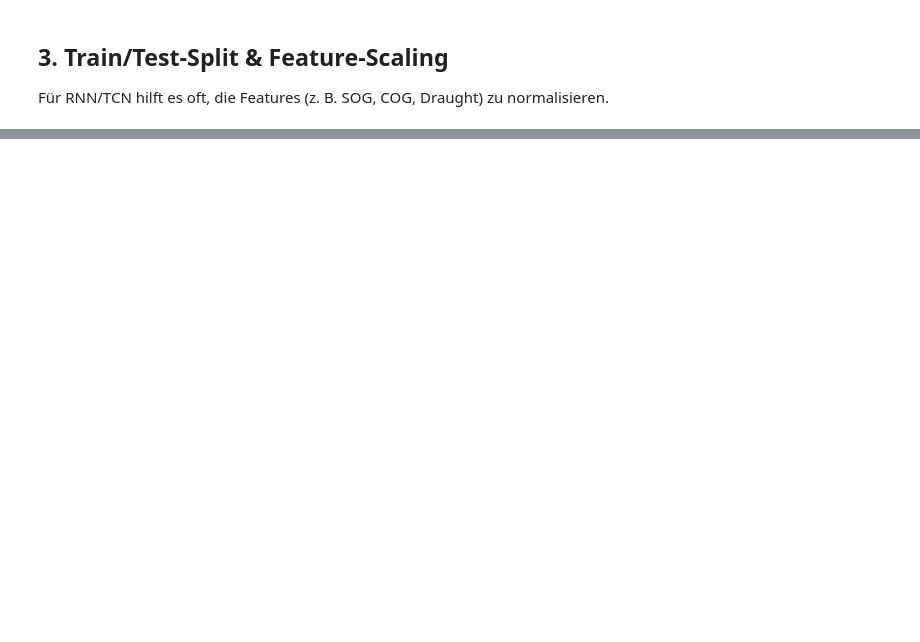
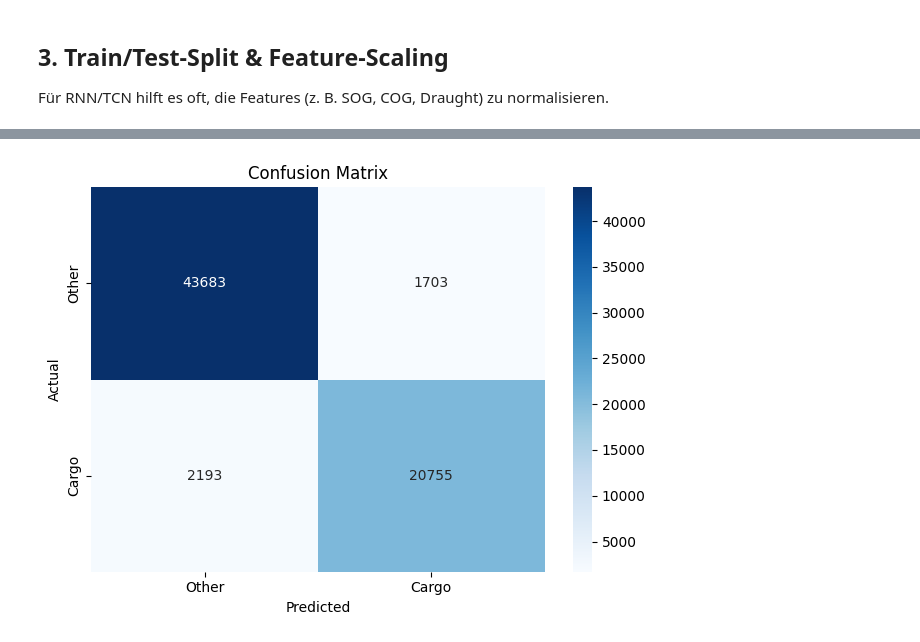
Before and after one commit to AI-lly/plotseamap, a Jupyter notebook: test2.ipynb, the cells around one changed output, grey strips where cells are left out. Cells and saved outputs as stored; diff of their text form; code cells hidden in the pictures; blank space fills up the shorter version.

```diff
--- a/test2.ipynb
+++ b/test2.ipynb
@@ -271,0 +561,11 @@ Für RNN/TCN hilft es oft, die Features (z. B. SOG, COG, Draught) zu normalisier
+# %%
+from sklearn.metrics import confusion_matrix
+import seaborn as sns
+
+cm = confusion_matrix(test_targets, test_hard)
+sns.heatmap(cm, annot=True, fmt='d', cmap='Blues',
+            xticklabels=['Other','Cargo'], yticklabels=['Other','Cargo'])
+plt.xlabel('Predicted'); plt.ylabel('Actual')
+plt.title('Confusion Matrix'); plt.tight_layout()
+# %% [output]
+[figure, added]
```
Also changed, not shown: parts of 12 cells of this notebook, 3 other files.
